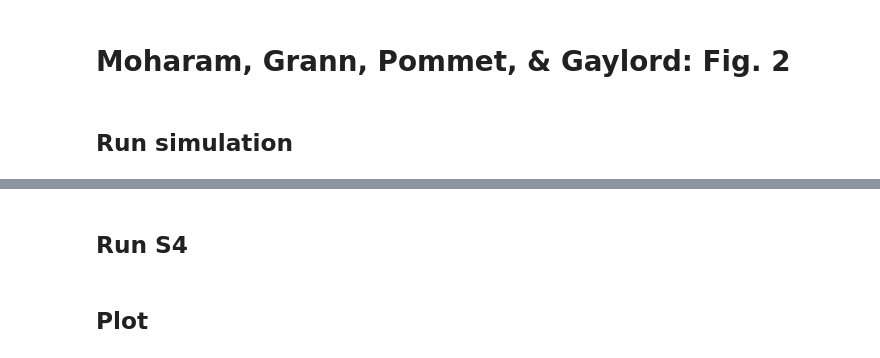
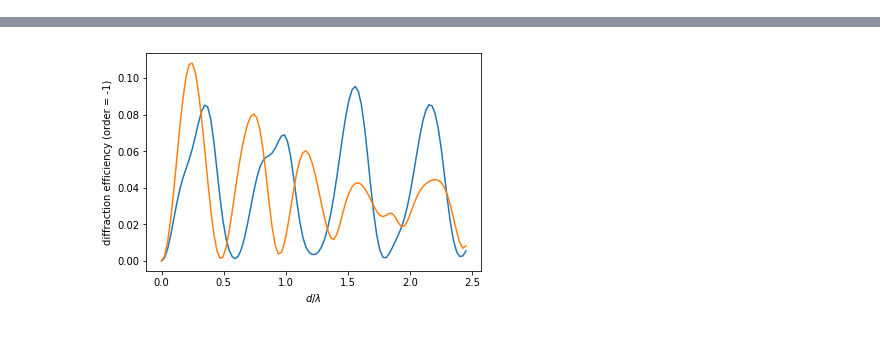
Before and after one commit to dominikswild/pypho, a Jupyter notebook: examples/example_pc.ipynb, the cells around one changed output, grey strips where cells are left out. Drawn from its saved outputs; the diff is of its cells as text; code cells hidden in the pictures.

```diff
--- a/examples/example_pc.ipynb
+++ b/examples/example_pc.ipynb
@@ -5,59 +5,46 @@
 import numpy as np
 from context import pypho
 import matplotlib.pyplot as plt
-# %% [markdown]
-# Moharam, Grann, Pommet, & Gaylord: Fig. 2
-# %% [markdown]
-## Run simulation
 # %%
-%%time
-
 wavelength = 1
 lattice_constant = 1
+
+# incident angles
 theta = np.pi/18
 phi = 0
-#psi = np.pi/4
-order = 0
 
-frequency = 2*np.pi/wavelength
+n = 2.04  # refractive index
 
-n = 2.04
+diffraction_order = -1  # diffraction order
 
+# range of thicknesses
 d_num = 100
 d_range = np.linspace(0, 5, d_num)/n
 
+# create simulation object
+frequency = 2*np.pi/wavelength
 num_order = 50
-
-r_tm = np.zeros(d_num)
-r_te = np.zeros(d_num)
-
-# Create simulation object
 momentum = frequency*np.array([np.sin(theta)*np.cos(phi),
                                np.sin(theta)*np.sin(phi)])
 sim = pypho.simulation_1d.new(frequency, momentum, num_order)
-
-# Initialize stack
 sim.stack.set_lattice_constant(lattice_constant)
-
-# Define materials
 sim.stack.define_material('vacuum', 1)
 sim.stack.define_material('SiO2', n**2)
+sim.stack.define_pattern('grating', ['SiO2', 'vacuum'], [.5, .5])
+sim.stack.add_layers(['vacuum', 'grating', 'SiO2'], [None, 1, None])
 
-# Define patterns
-sim.stack.define_pattern('vacuum', 'vacuum')
-sim.stack.define_pattern('grating', ['SiO2', 'vacuum'], [.5, .5])
-sim.stack.define_pattern('substrate', 'SiO2')
-
-# Define stack
-sim.stack.add_layers(['vacuum', 'grating', 'substrate'],
-                     [None, 1., None])
-
-
+rp = np.zeros(d_num)
+rs = np.zeros(d_num)
 for i, d in enumerate(d_range):
     sim.stack.set_layer_thickness(1, d)
+    sim.run()
+    rs[i] = np.abs(sim.get_reflection(polarization_in=[1,0], polarization_out=[1,0],
+                                        order_out=diffraction_order))**2
+    rp[i] = np.abs(sim.get_reflection(polarization_in=[0,1], polarization_out=[0,1],
+                                        order_out=diffraction_order))**2
 
-    sim.run()
-
-    r_tm[i] = np.abs(sim.get_reflection(polarization_in=[0,1], polarization_out=[0,1], order_out=order))**2
-    r_te[i] = np.abs(sim.get_reflection(polarization_in=[1,0], polarization_out=[1,0], order_out=order))**2
+plt.plot(d_range, rs);
+plt.plot(d_range, rp);
+plt.xlabel("$d/\lambda$");
+plt.ylabel(f"diffraction efficiency (order = {diffraction_order})");
 # %% [output]
@@ -66,2 +51 @@ Wall time: 913 ms
+[figure, added]
-# %% [markdown]
-## Run S4
@@ -75,2 +51,0 @@ r_tm_s4 = data[:,1]
-# %% [markdown]
-## Plot
```
Also changed, not shown: parts of 5 cells of this notebook, 1 other file.
